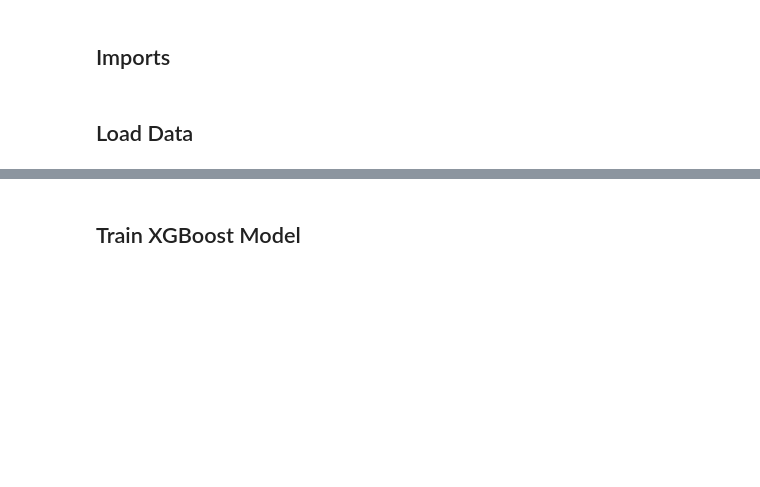
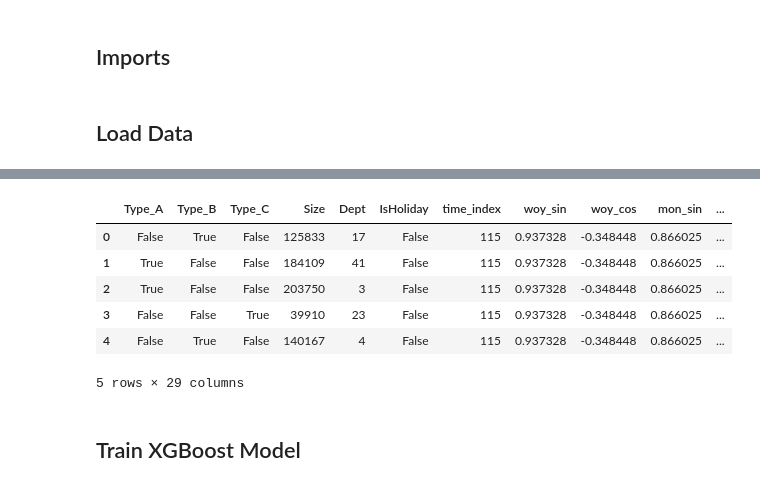
Before and after one commit to YassienTawfikk/SmartRetailRegressor, a Jupyter notebook: notebooks/04_XGBoost_model.ipynb, the cells around one changed output, grey strips where cells are left out. Drawn from its saved outputs; the diff is of its cells as text; code cells hidden in the pictures; blank space fills up the shorter version.

```diff
--- a/notebooks/04_XGBoost_model.ipynb
+++ b/notebooks/04_XGBoost_model.ipynb
@@ -16,13 +27,11 @@ from src.__00__paths import curated_data_dir, model_dir, figures_dir, docs_dir
 # %%
-train_df = pd.read_csv(curated_data_dir / "train.csv")
 test_df = pd.read_csv(curated_data_dir / "test.csv")
-
-# One-hot encode Type
-x_train = pd.get_dummies(train_df.drop(columns=["Weekly_Sales"]), columns=["Type"], prefix="Type")
-y_train = train_df["Weekly_Sales"]
-
-x_test = pd.get_dummies(test_df.drop(columns=["Weekly_Sales"]), columns=["Type"], prefix="Type")
-y_test = test_df["Weekly_Sales"]
-
-# Align columns
-x_train, x_test = x_train.align(x_test, join="left", axis=1, fill_value=0)
+test_df.head()
+# %% [output]
+|  | Type_A | Type_B | Type_C | Size | Dept | IsHoliday | time_index | woy_sin | woy_cos | mon_sin | ... |
+| 0 | False | True | False | 125833 | 17 | False | 115 | 0.937328 | -0.348448 | 0.866025 | ... |
+| 1 | True | False | False | 184109 | 41 | False | 115 | 0.937328 | -0.348448 | 0.866025 | ... |
+| 2 | True | False | False | 203750 | 3 | False | 115 | 0.937328 | -0.348448 | 0.866025 | ... |
+| 3 | False | False | True | 39910 | 23 | False | 115 | 0.937328 | -0.348448 | 0.866025 | ... |
+| 4 | False | True | False | 140167 | 4 | False | 115 | 0.937328 | -0.348448 | 0.866025 | ... |
+5 rows × 29 columns
```
Also changed, not shown: parts of 7 cells of this notebook, 2 other files.
